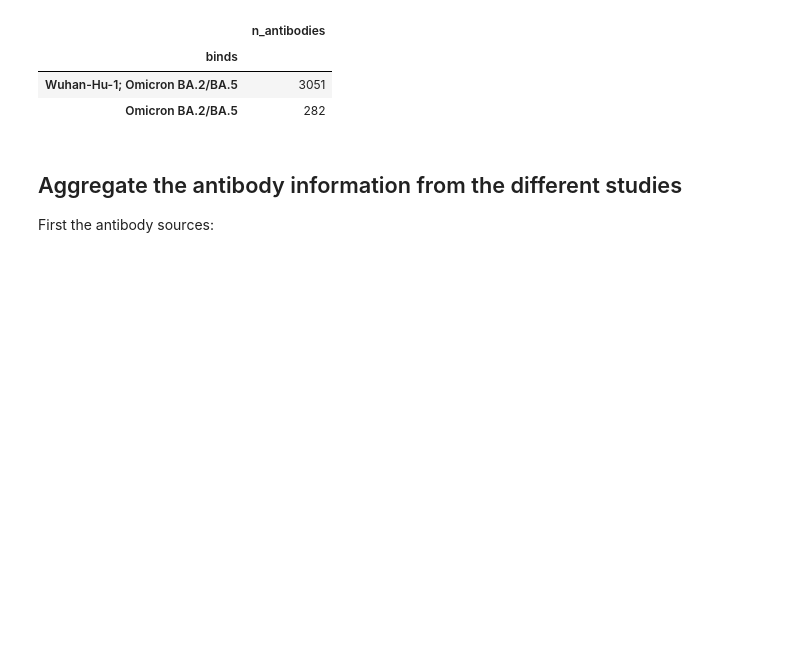
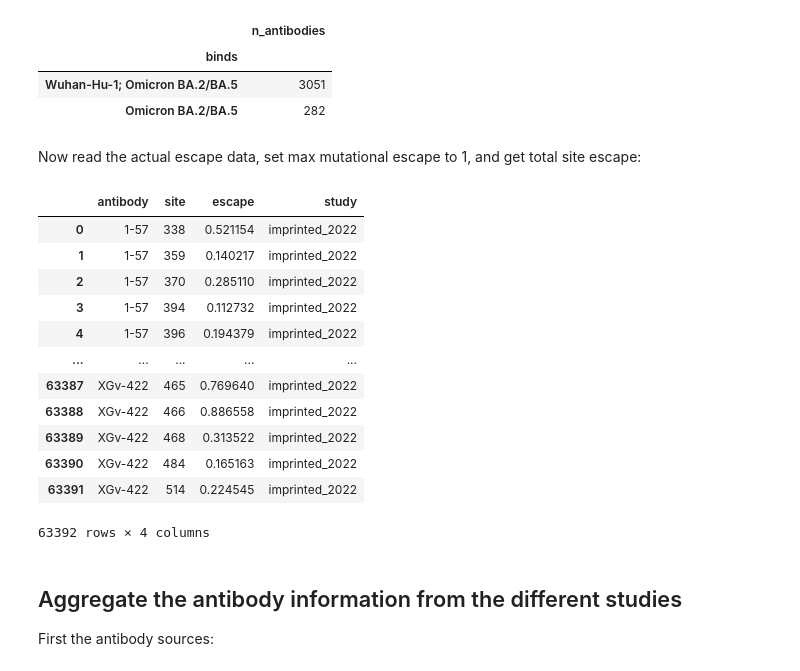
Before and after one commit to jbloomlab/SARS2-RBD-escape-calc, a Jupyter notebook: process_data.ipynb, the cells around one changed output. Cells and saved outputs as stored; diff of their text form; code cells hidden in the pictures; blank space fills up the shorter version.

```diff
--- a/process_data.ipynb
+++ b/process_data.ipynb
@@ -252,6 +280,31 @@ Binding targets per antibody:
 | binds |  |
 | Wuhan-Hu-1; Omicron BA.2/BA.5 | 3051 |
 | Omicron BA.2/BA.5 | 282 |
+# %% [markdown]
+Now read the actual escape data, set max mutational escape to 1, and get total site escape:
+# %%
+imprinted_2022_escape = (
+    pd.read_csv("Cao_data/convergent_RBD_evolution/use_res_clean.csv")
+    .groupby(["antibody", "site"], as_index=False)
+    .aggregate(escape=pd.NamedAgg("mut_escape", "sum"))
+    .assign(study="imprinted_2022")
+)
+
+imprinted_2022_escape
+# %% [output]
+|  | antibody | site | escape | study |
+| 0 | 1-57 | 338 | 0.521154 | imprinted_2022 |
+| 1 | 1-57 | 359 | 0.140217 | imprinted_2022 |
+| 2 | 1-57 | 370 | 0.285110 | imprinted_2022 |
+| 3 | 1-57 | 394 | 0.112732 | imprinted_2022 |
+| 4 | 1-57 | 396 | 0.194379 | imprinted_2022 |
+| ... | ... | ... | ... | ... |
+| 63387 | XGv-422 | 465 | 0.769640 | imprinted_2022 |
+| 63388 | XGv-422 | 466 | 0.886558 | imprinted_2022 |
+| 63389 | XGv-422 | 468 | 0.313522 | imprinted_2022 |
+| 63390 | XGv-422 | 484 | 0.165163 | imprinted_2022 |
+| 63391 | XGv-422 | 514 | 0.224545 | imprinted_2022 |
+63392 rows × 4 columns
 # %% [markdown]
 ## Aggregate the antibody information from the different studies
 First the antibody sources:
```
Also changed, not shown: parts of 12 cells of this notebook, 4 other files.
